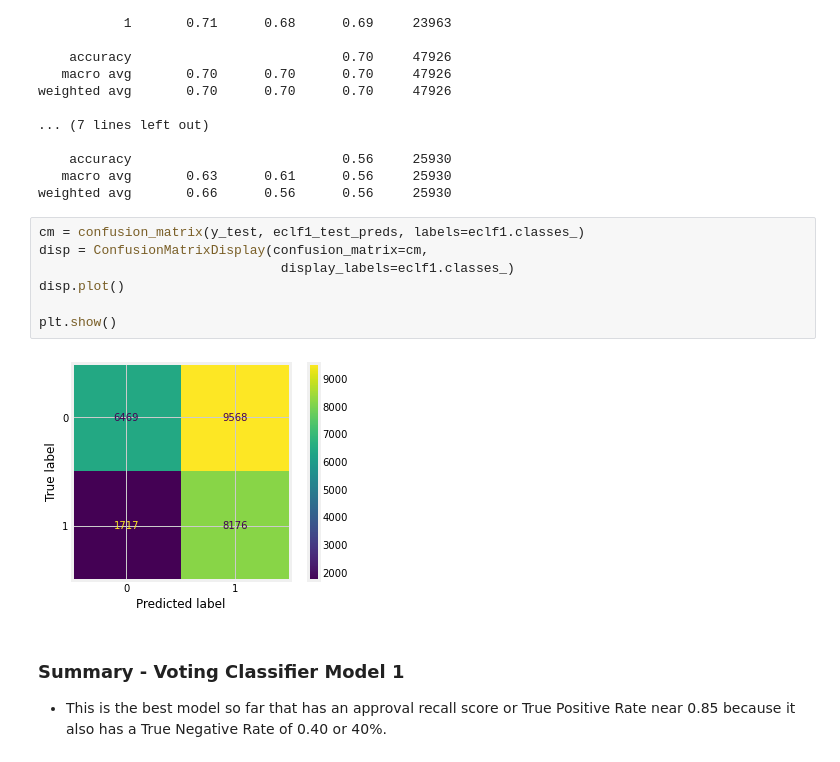
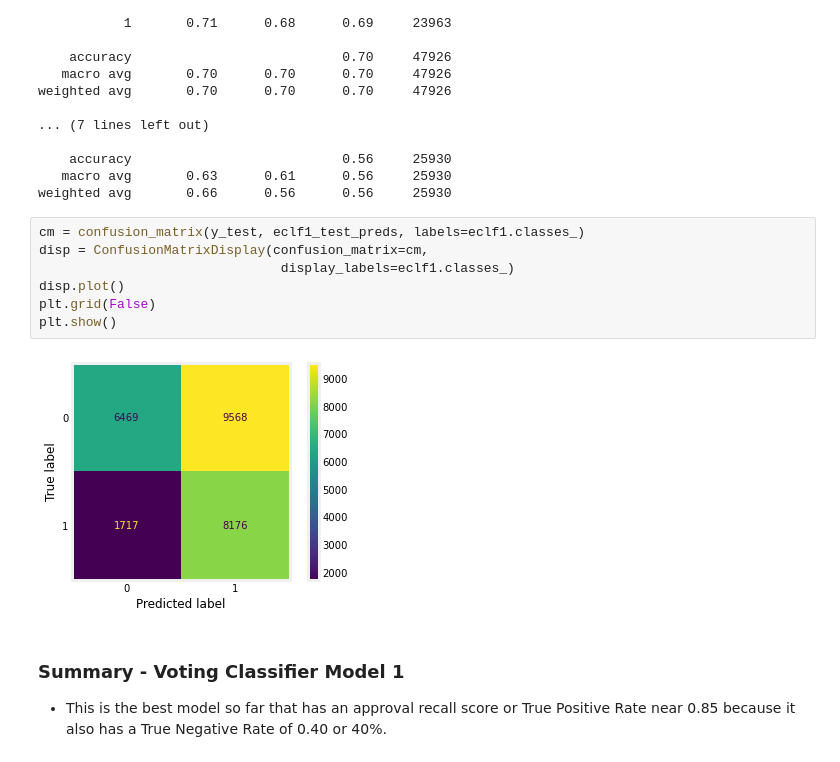
Before and after one commit to jpetoskey/Loan_App_Amended, a Jupyter notebook: Loan_App_Condensed.ipynb, the cells around one changed output. Cells and saved outputs as stored; diff of their text form.

```diff
--- a/Loan_App_Condensed.ipynb
+++ b/Loan_App_Condensed.ipynb
@@ -1374,12 +1397,12 @@ weighted avg       0.66      0.56      0.56     25930
 # %%
 cm = confusion_matrix(y_test, eclf1_test_preds, labels=eclf1.classes_)
 disp = ConfusionMatrixDisplay(confusion_matrix=cm,
                                display_labels=eclf1.classes_)
 disp.plot()
-
+plt.grid(False)
 plt.show()
 # %% [output]
-[figure, old version]
+[figure, new version]
 # %% [markdown]
 ### Summary - Voting Classifier Model 1
 * This is the best model so far that has an approval recall score or True Positive Rate near 0.85 because it also has a True Negative Rate of 0.40 or 40%.
```
Also changed, not shown: parts of 2 cells of this notebook.
